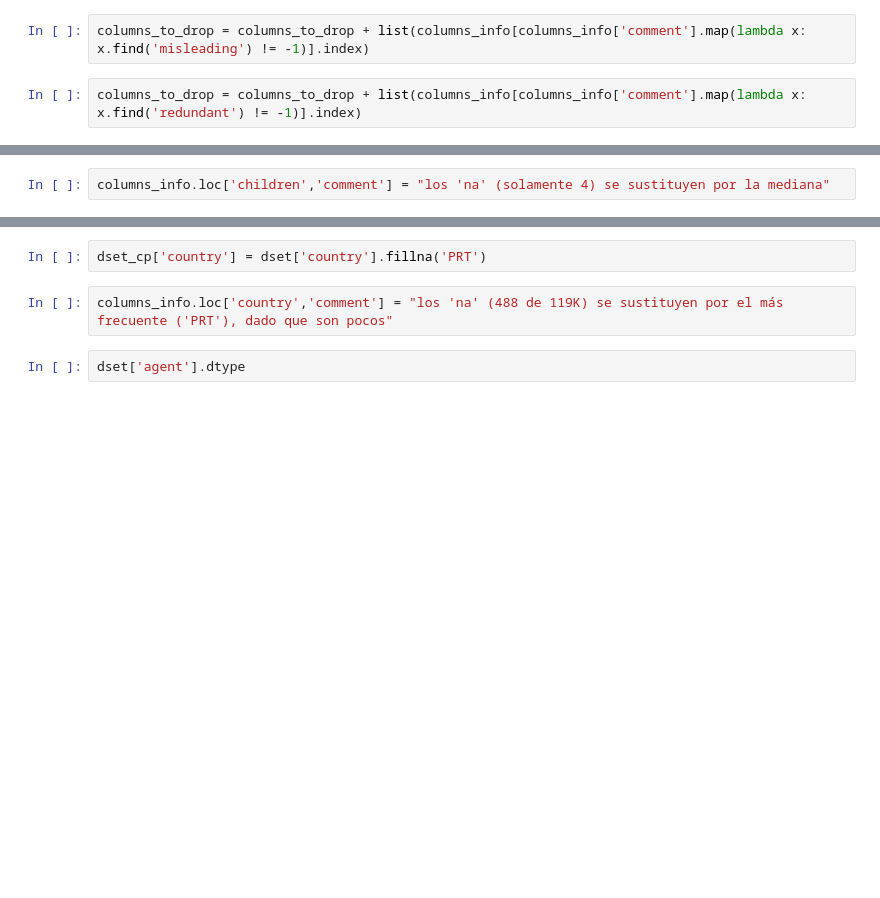
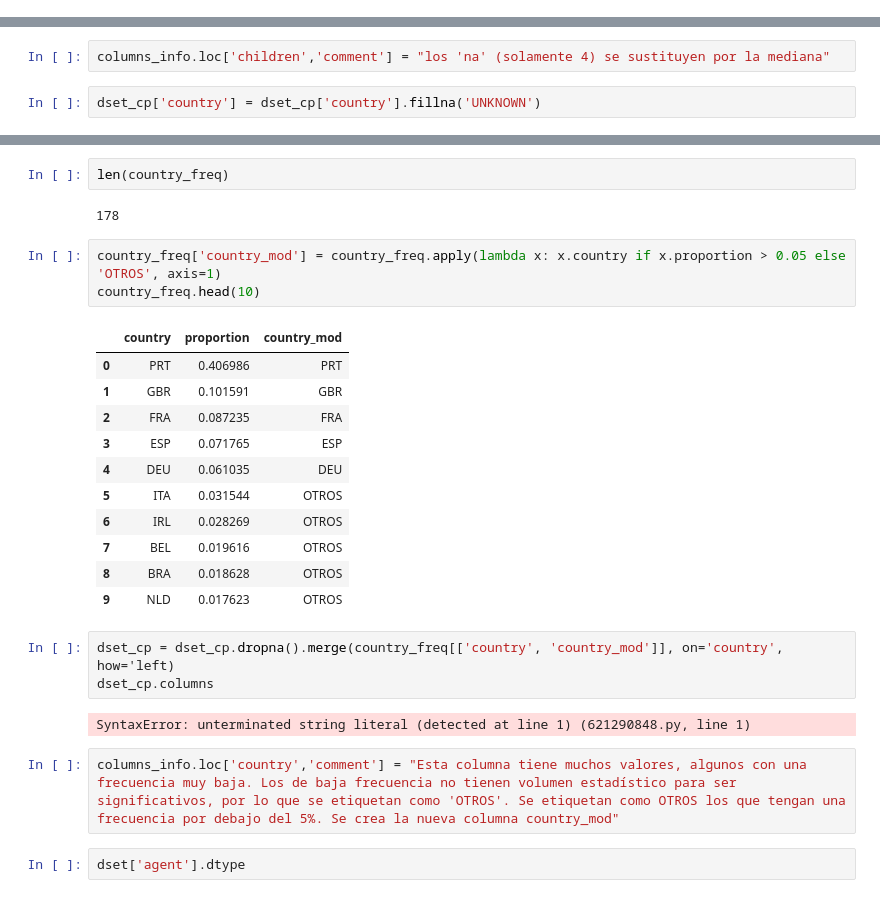
Before and after one commit to claudiberenguer/modulo5eval_ii, a Jupyter notebook: notebooks/exploracion/eda_inical_claudi.ipynb, the cells around one changed output, grey strips where cells are left out. Cells and saved outputs as stored; diff of their text form; blank space fills up the shorter version.

```diff
--- a/notebooks/exploracion/eda_inical_claudi.ipynb
+++ b/notebooks/exploracion/eda_inical_claudi.ipynb
@@ -243,7 +247,3 @@ columns_to_drop = list(columns_info[columns_info['comment'].map(lambda x: x.find
-# %%
-columns_to_drop = columns_to_drop + list(columns_info[columns_info['comment'].map(lambda x: x.find('misleading') != -1)].index)
-# %%
-columns_to_drop = columns_to_drop + list(columns_info[columns_info['comment'].map(lambda x: x.find('redundant') != -1)].index)
 # %%
 columns_to_drop
 # %% [output]
@@ -291,3 +291,5 @@ columns_info[dset.isna().sum() > 0]
 dset_cp['children'] = dset['children'].fillna(dset['children'].mean())
 # %%
 columns_info.loc['children','comment'] = "los 'na' (solamente 4) se sustituyen por la mediana"
+# %%
+dset_cp['country'] = dset_cp['country'].fillna('UNKNOWN')
@@ -304,7 +316,29 @@ Name: count, dtype: int64
+# %%
+len(country_freq)
+# %% [output]
+178
+# %%
+country_freq['country_mod'] = country_freq.apply(lambda x: x.country if x.proportion > 0.05 else 'OTROS', axis=1)
+country_freq.head(10)
+# %% [output]
+|  | country | proportion | country_mod |
+| 0 | PRT | 0.406986 | PRT |
+| 1 | GBR | 0.101591 | GBR |
+| 2 | FRA | 0.087235 | FRA |
+| 3 | ESP | 0.071765 | ESP |
+| 4 | DEU | 0.061035 | DEU |
+| 5 | ITA | 0.031544 | OTROS |
+| 6 | IRL | 0.028269 | OTROS |
+| 7 | BEL | 0.019616 | OTROS |
+| 8 | BRA | 0.018628 | OTROS |
+| 9 | NLD | 0.017623 | OTROS |
 # %%
-dset_cp['country'] = dset['country'].fillna('PRT')
+dset_cp = dset_cp.dropna().merge(country_freq[['country', 'country_mod']], on='country', how='left)
+dset_cp.columns
+# %% [output]
+SyntaxError: unterminated string literal (detected at line 1) (621290848.py, line 1)
 # %%
-columns_info.loc['country','comment'] = "los 'na' (488 de 119K) se sustituyen por el más frecuente ('PRT'), dado que son pocos"
+columns_info.loc['country','comment'] = "Esta columna tiene muchos valores, algunos con una frecuencia muy baja. Los de baja frecuencia no tienen volumen estadístico para ser significativos, por lo que se etiquetan como 'OTROS'. Se etiquetan como OTROS los que tengan una frecuencia por debajo del 5%. Se crea la nueva columna country_mod"
 # %%
 dset['agent'].dtype
 # %% [output]
```
Also changed, not shown: parts of 21 cells of this notebook, 2 other files.
